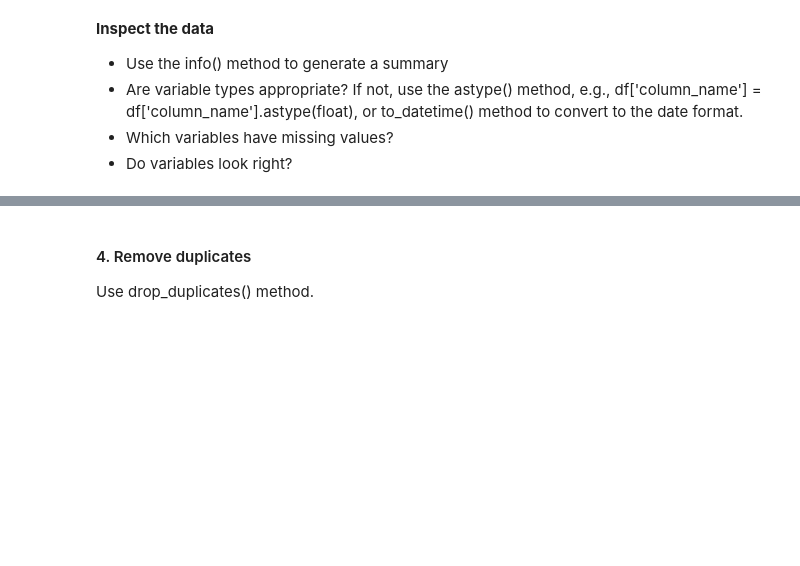
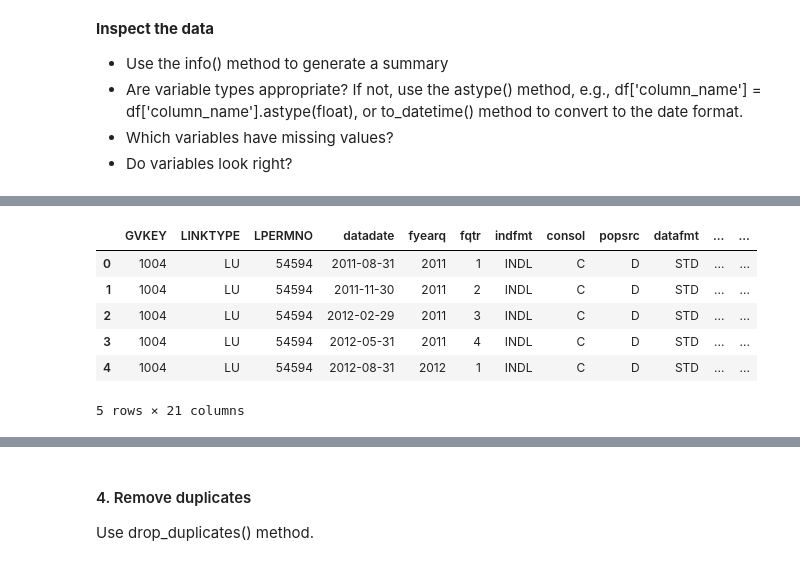
Before and after one commit to hlaudano22/acc_analytics, a Jupyter notebook: Assignments/HW5/Earnings_Return_Relation_starter-1.ipynb, the cells around one changed output, grey strips where cells are left out. Cells and saved outputs as stored; diff of their text form; code cells hidden in the pictures; blank space fills up the shorter version.

```diff
--- a/Assignments/HW5/Earnings_Return_Relation_starter-1.ipynb
+++ b/Assignments/HW5/Earnings_Return_Relation_starter-1.ipynb
@@ -48,0 +114,12 @@ For this analysis, we will remove rows based on the following conditions:
+# %%
+# restrict to over 10mm assets
+compustat = compustat[compustat['atq'] > 10]
+compustat.head()
+# %% [output]
+|  | GVKEY | LINKTYPE | LPERMNO | datadate | fyearq | fqtr | indfmt | consol | popsrc | datafmt | ... | ... |
+| 0 | 1004 | LU | 54594 | 2011-08-31 | 2011 | 1 | INDL | C | D | STD | ... | ... |
+| 1 | 1004 | LU | 54594 | 2011-11-30 | 2011 | 2 | INDL | C | D | STD | ... | ... |
+| 2 | 1004 | LU | 54594 | 2012-02-29 | 2011 | 3 | INDL | C | D | STD | ... | ... |
+| 3 | 1004 | LU | 54594 | 2012-05-31 | 2011 | 4 | INDL | C | D | STD | ... | ... |
+| 4 | 1004 | LU | 54594 | 2012-08-31 | 2012 | 1 | INDL | C | D | STD | ... | ... |
+5 rows × 21 columns
```
Also changed, not shown: parts of 19 cells of this notebook, 7 other files.
